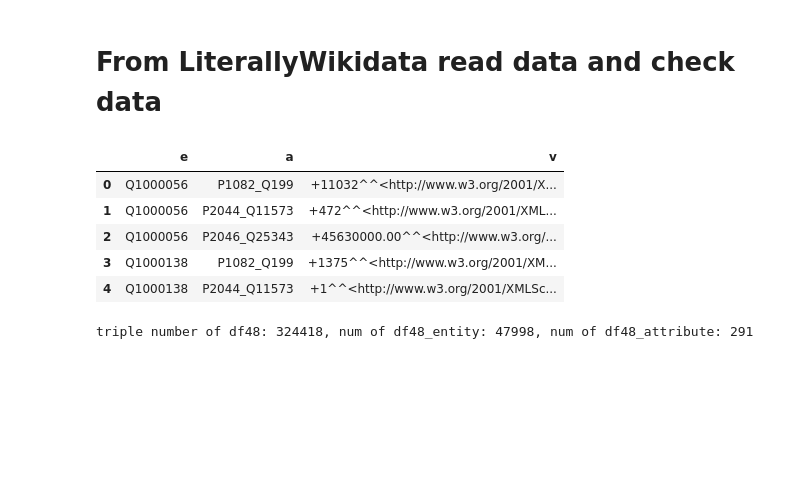
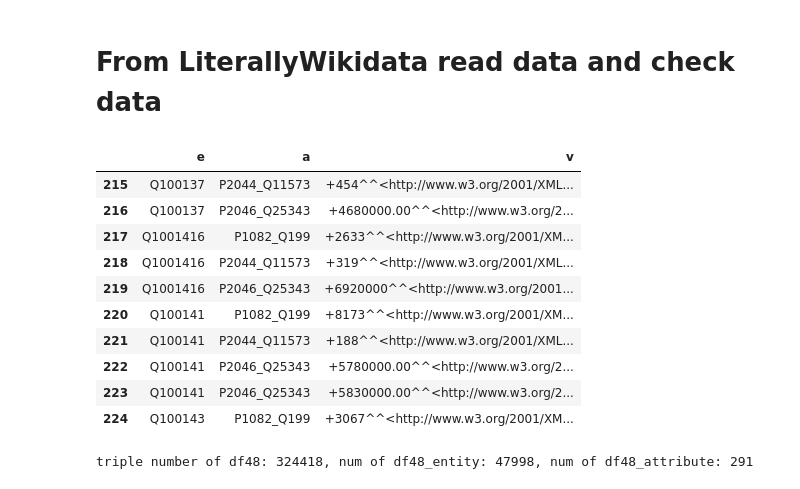
Before and after one commit to tinginde/Kgc-attribute-value-prediction-with-constraints, a Jupyter notebook: LiterallyWikidata/Lit48_Numericaltriples_Preprocessing_ver03.ipynb, the cells around one changed output. Saved outputs shown, nothing was run; the diff lists cells and outputs as text; code cells hidden in the pictures; blank space fills up the shorter version.

```diff
--- a/LiterallyWikidata/Lit48_Numericaltriples_Preprocessing_ver03.ipynb
+++ b/LiterallyWikidata/Lit48_Numericaltriples_Preprocessing_ver03.ipynb
@@ -9,14 +9,19 @@ import numpy as np
 column_name = ["e","a","v"]
 df48_ori = pd.read_csv("/projekte/tcl/tclext/kgc_chu/LiterallyWikidata/LitWD48K/numeric_literals.txt",sep="\t",names=column_name)
 # %%
-df48_ori[:5]
+df48_ori[215:225]
 # %% [output]
 |  | e | a | v |
-| 0 | Q1000056 | P1082_Q199 | +11032^^<http://www.w3.org/2001/X... |
-| 1 | Q1000056 | P2044_Q11573 | +472^^<http://www.w3.org/2001/XML... |
-| 2 | Q1000056 | P2046_Q25343 | +45630000.00^^<http://www.w3.org/... |
-| 3 | Q1000138 | P1082_Q199 | +1375^^<http://www.w3.org/2001/XM... |
-| 4 | Q1000138 | P2044_Q11573 | +1^^<http://www.w3.org/2001/XMLSc... |
+| 215 | Q100137 | P2044_Q11573 | +454^^<http://www.w3.org/2001/XML... |
+| 216 | Q100137 | P2046_Q25343 | +4680000.00^^<http://www.w3.org/2... |
+| 217 | Q1001416 | P1082_Q199 | +2633^^<http://www.w3.org/2001/XM... |
+| 218 | Q1001416 | P2044_Q11573 | +319^^<http://www.w3.org/2001/XML... |
+| 219 | Q1001416 | P2046_Q25343 | +6920000^^<http://www.w3.org/2001... |
+| 220 | Q100141 | P1082_Q199 | +8173^^<http://www.w3.org/2001/XM... |
+| 221 | Q100141 | P2044_Q11573 | +188^^<http://www.w3.org/2001/XML... |
+| 222 | Q100141 | P2046_Q25343 | +5780000.00^^<http://www.w3.org/2... |
+| 223 | Q100141 | P2046_Q25343 | +5830000.00^^<http://www.w3.org/2... |
+| 224 | Q100143 | P1082_Q199 | +3067^^<http://www.w3.org/2001/XM... |
 # %%
 df48 = df48_ori
 # %%
```
Also changed, not shown: parts of 45 cells of this notebook, 9 other files.
